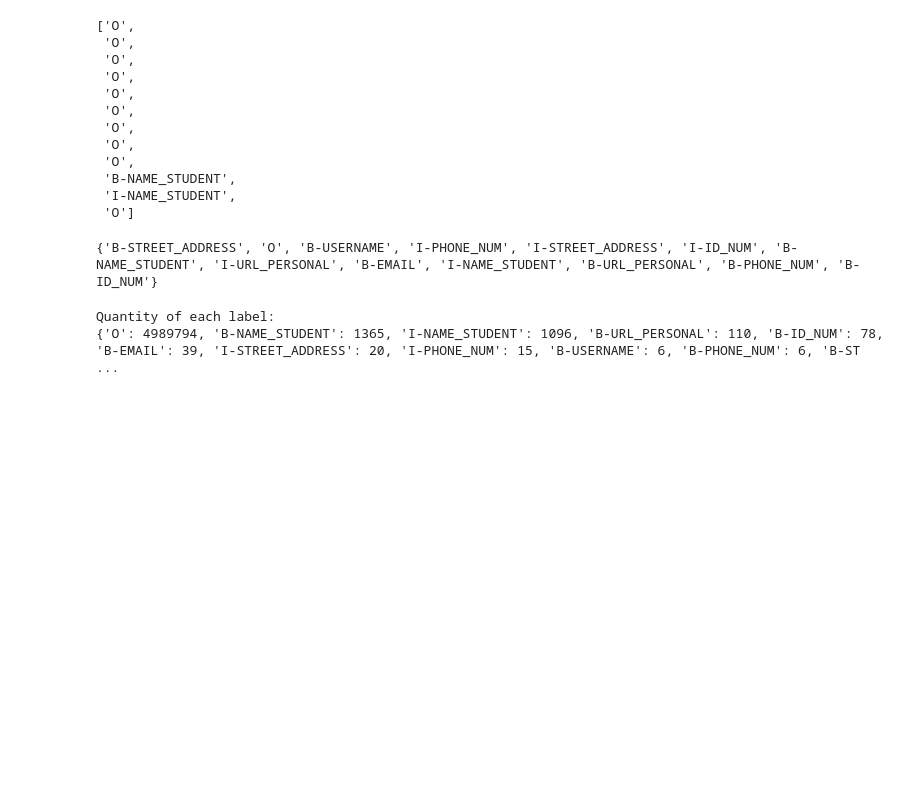
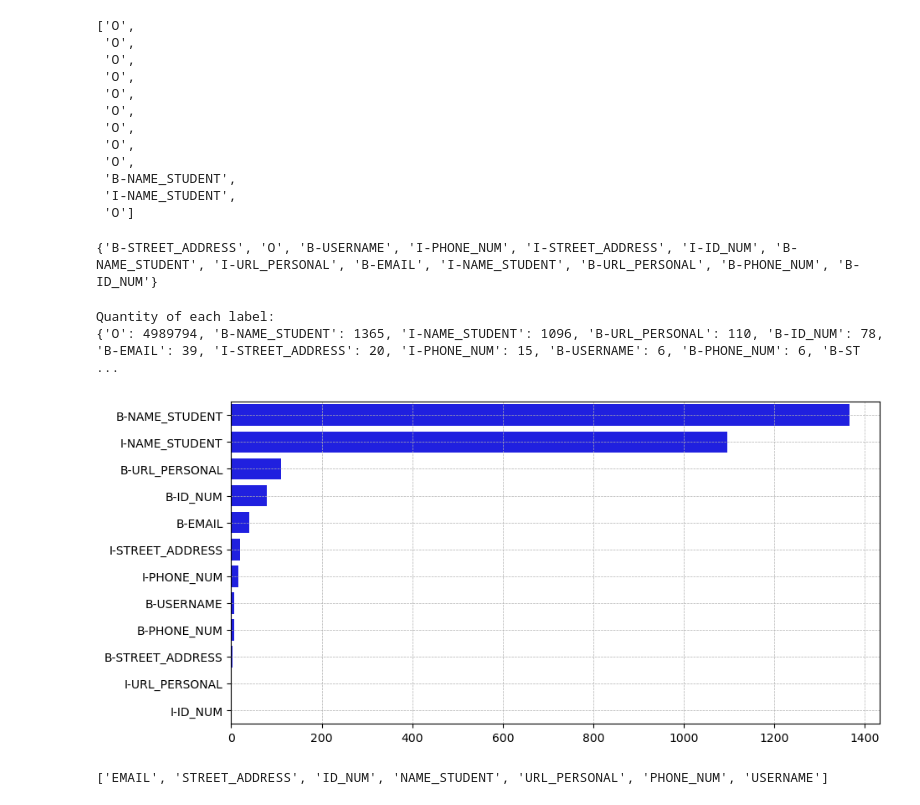
Before and after one commit to ManojUmesh/edu-pii-detector, a Jupyter notebook: exploration.ipynb, the cells around one changed output. Drawn from its saved outputs; the diff is of its cells as text; code cells hidden in the pictures; blank space fills up the shorter version.

```diff
--- a/exploration.ipynb
+++ b/exploration.ipynb
@@ -95,3 +98,14 @@ print(train_label_count)
 # %% [output]
 Quantity of each label:
 {'O': 4989794, 'B-NAME_STUDENT': 1365, 'I-NAME_STUDENT': 1096, 'B-URL_PERSONAL': 110, 'B-ID_NUM': 78, 'B-EMAIL': 39, 'I-STREET_ADDRESS': 20, 'I-PHONE_NUM': 15, 'B-USERNAME': 6, 'B-PHONE_NUM': 6, 'B-ST ...
+# %%
+plt.figure(figsize=(10,5))
+sns.barplot(x=list(train_label_count.values())[1:], y=list(train_label_count.keys())[1:], color='blue')
+plt.grid(True, linestyle='--', linewidth=0.5)
+# %% [output]
+[figure, added]
+# %%
+entities = [ent for ent in set([key[2:] for key in train_label_count]) - {''}]
+print(entities)
+# %% [output]
+['EMAIL', 'STREET_ADDRESS', 'ID_NUM', 'NAME_STUDENT', 'URL_PERSONAL', 'PHONE_NUM', 'USERNAME']
```
Also changed, not shown: parts of 3 cells of this notebook.
